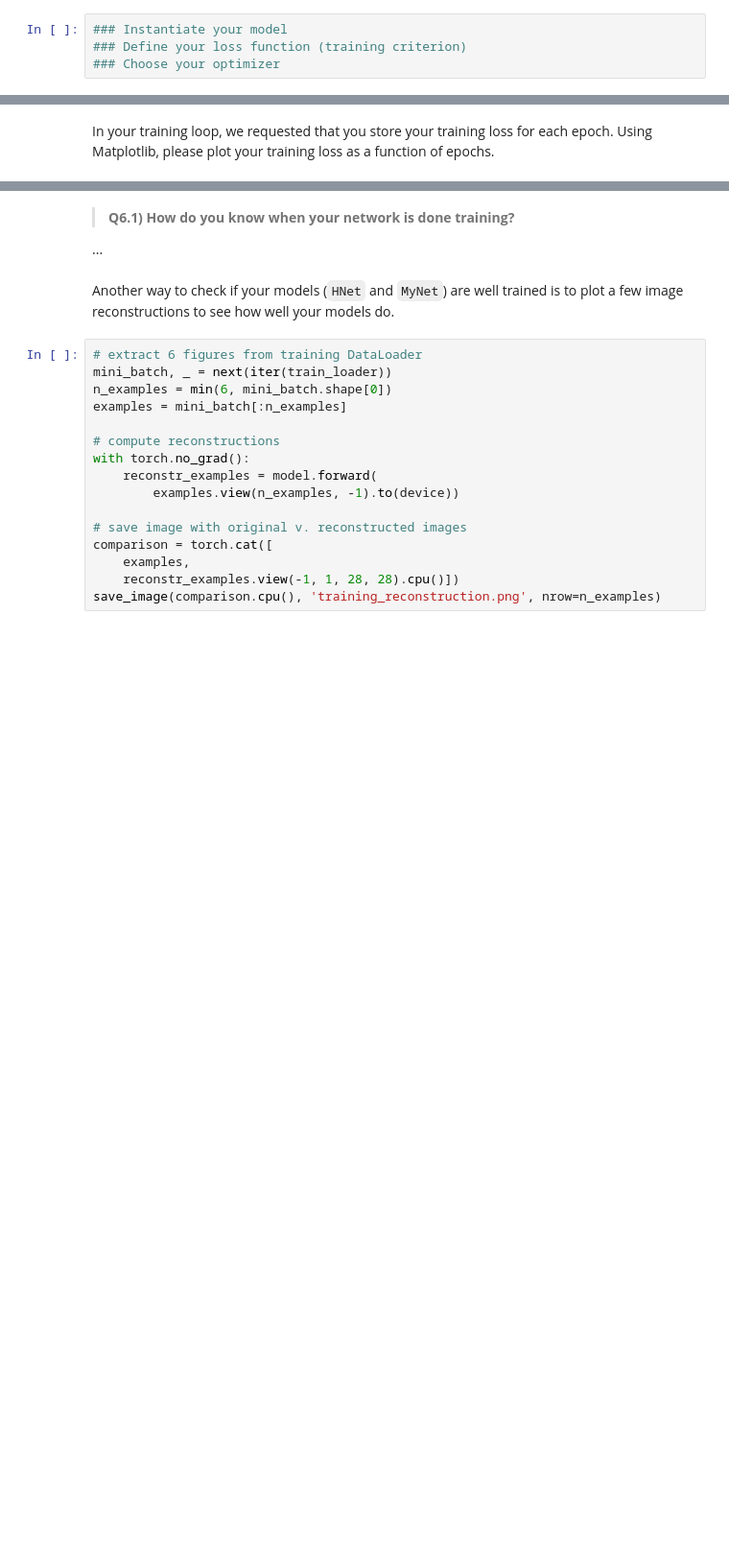
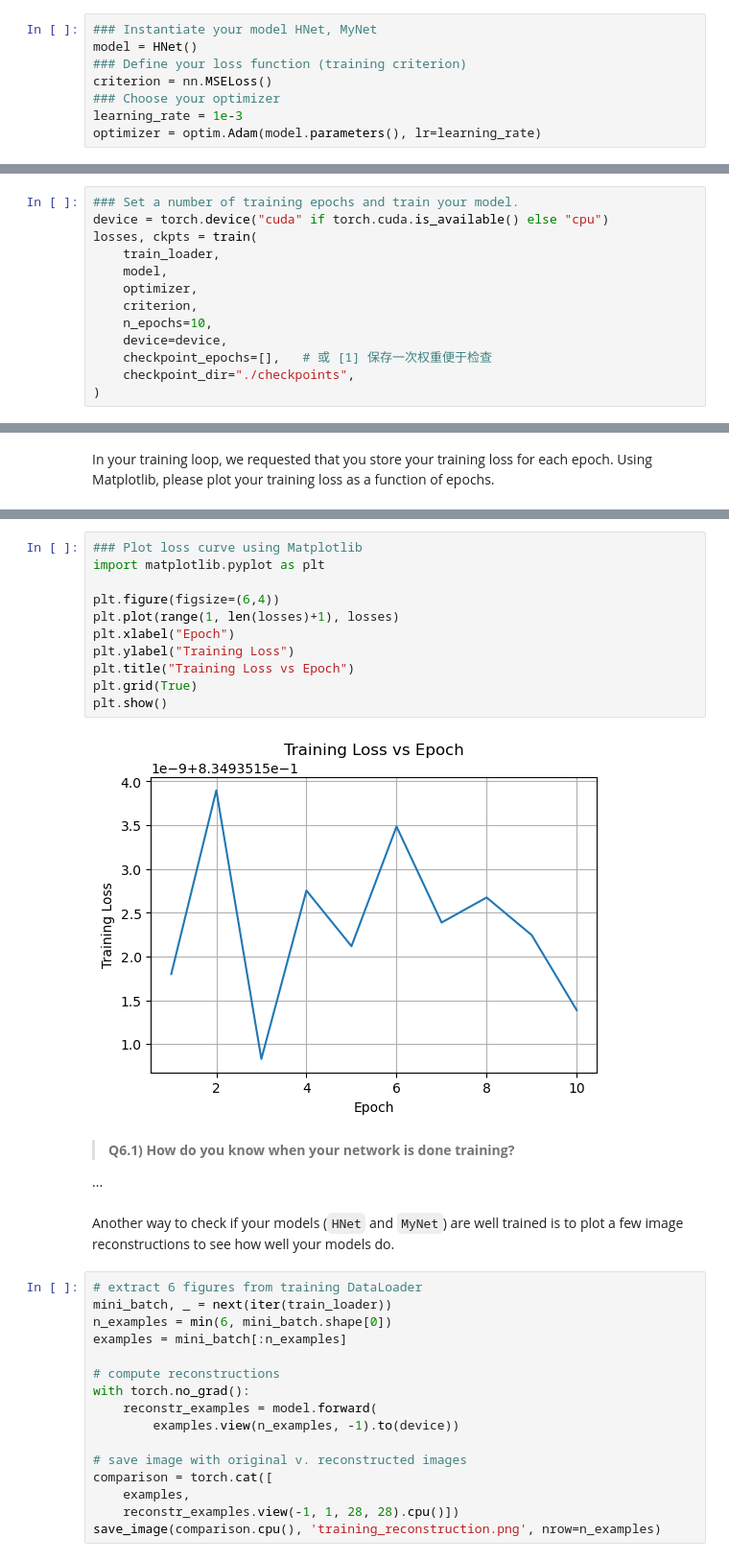
Before and after one commit to zhwu-cecilia/Homework_MNIST_Autoencoder, a Jupyter notebook: Homework_MNIST_Autoencoder.ipynb, the cells around one changed output, grey strips where cells are left out. Shown at 96% size. Drawn from its saved outputs; the diff is of its cells as text; blank space fills up the shorter version.

Commit message:
Ran model

```diff
--- a/Homework_MNIST_Autoencoder.ipynb
+++ b/Homework_MNIST_Autoencoder.ipynb
@@ -345,9 +425,13 @@ Define an optimizer and criterion (loss function) for your neural network traini
 
 ...
 # %%
-### Instantiate your model
+### Instantiate your model HNet, MyNet
+model = HNet()
 ### Define your loss function (training criterion)
+criterion = nn.MSELoss()
 ### Choose your optimizer
+learning_rate = 1e-3
+optimizer = optim.Adam(model.parameters(), lr=learning_rate)
 # %% [markdown]
 ### 6. Run your training loop
 
@@ -358,0 +441,13 @@ It's a great idea to monitor the early epochs of your training ("babysit your tr
+# %%
+### Set a number of training epochs and train your model.
+device = torch.device("cuda" if torch.cuda.is_available() else "cpu")
+losses, ckpts = train(
+    train_loader,
+    model,
+    optimizer,
+    criterion,
+    n_epochs=10,
+    device=device,
+    checkpoint_epochs=[],   # 或 [1] 保存一次权重便于检查
+    checkpoint_dir="./checkpoints",
+)
@@ -363,3 +498,16 @@ In your training loop, we requested that you store your training loss for each e
+# %%
+### Plot loss curve using Matplotlib
+import matplotlib.pyplot as plt
+
+plt.figure(figsize=(6,4))
+plt.plot(range(1, len(losses)+1), losses)
+plt.xlabel("Epoch")
+plt.ylabel("Training Loss")
+plt.title("Training Loss vs Epoch")
+plt.grid(True)
+plt.show()
+# %% [output]
+[figure, added]
 # %% [markdown]
 > **Q6.1)  How do you know when your network is done training?**
 
```
Also changed, not shown: parts of 10 cells of this notebook.
